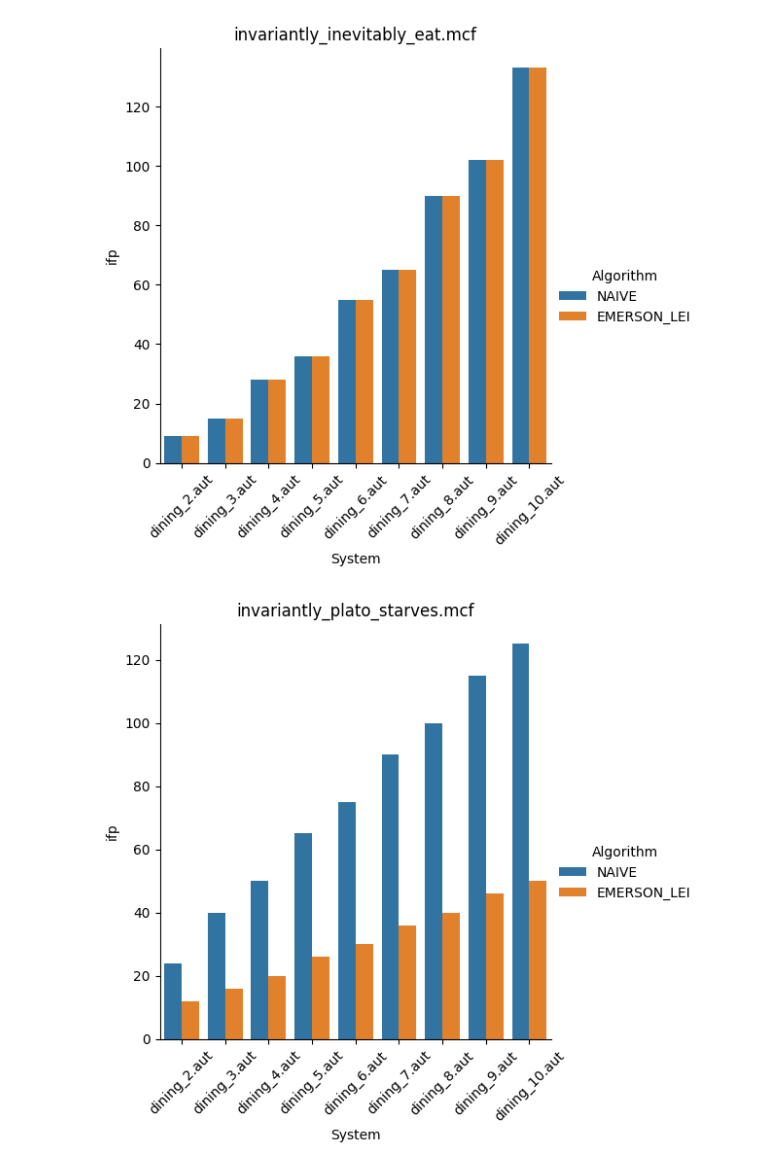
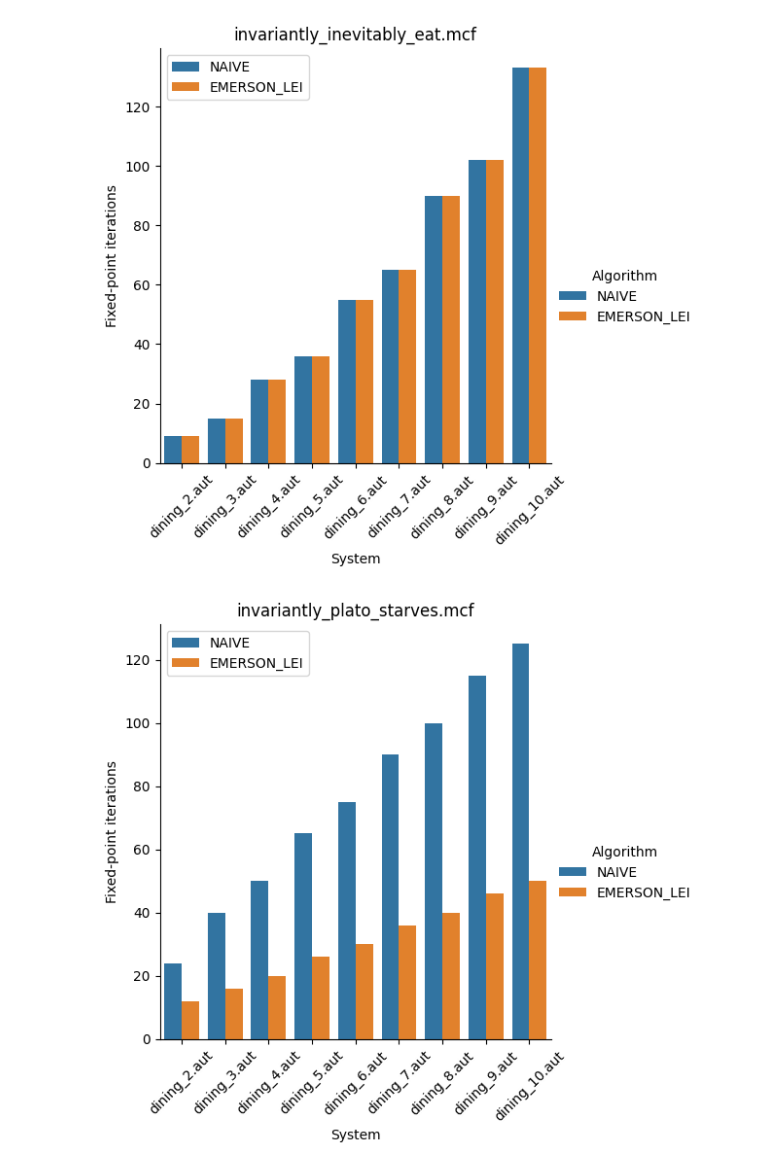
Before and after one commit to joshuawirtz/algorithms_for_model_checking-assignments, a Jupyter notebook: I/src/profiling/plot.ipynb, the cells around one changed output. Drawn from its saved outputs; the diff is of its cells as text; code cells hidden in the pictures.

Commit message:
profiling: plot: Readable axis labels.

```diff
--- a/I/src/profiling/plot.ipynb
+++ b/I/src/profiling/plot.ipynb
@@ -12,10 +13,12 @@ df = read_csv(results_path, index_col=0)
 # %%
 # fixed point iterations
 for formula_name in df["Formula"].unique():
     plot = sns.catplot(data=df[df["Formula"] == formula_name], kind="bar",
                     x="System", y="ifp", hue="Algorithm")
     plot.set_xticklabels(rotation=45)
+    plot.set(ylabel="Fixed-point iterations")
+    plt.legend(loc='upper left')
     plot.set(title=formula_name)
 # %% [output]
-[figure, old version]
+[figure, new version]
-[figure, old version]
+[figure, new version]
```
Also changed, not shown: parts of 3 cells of this notebook.
